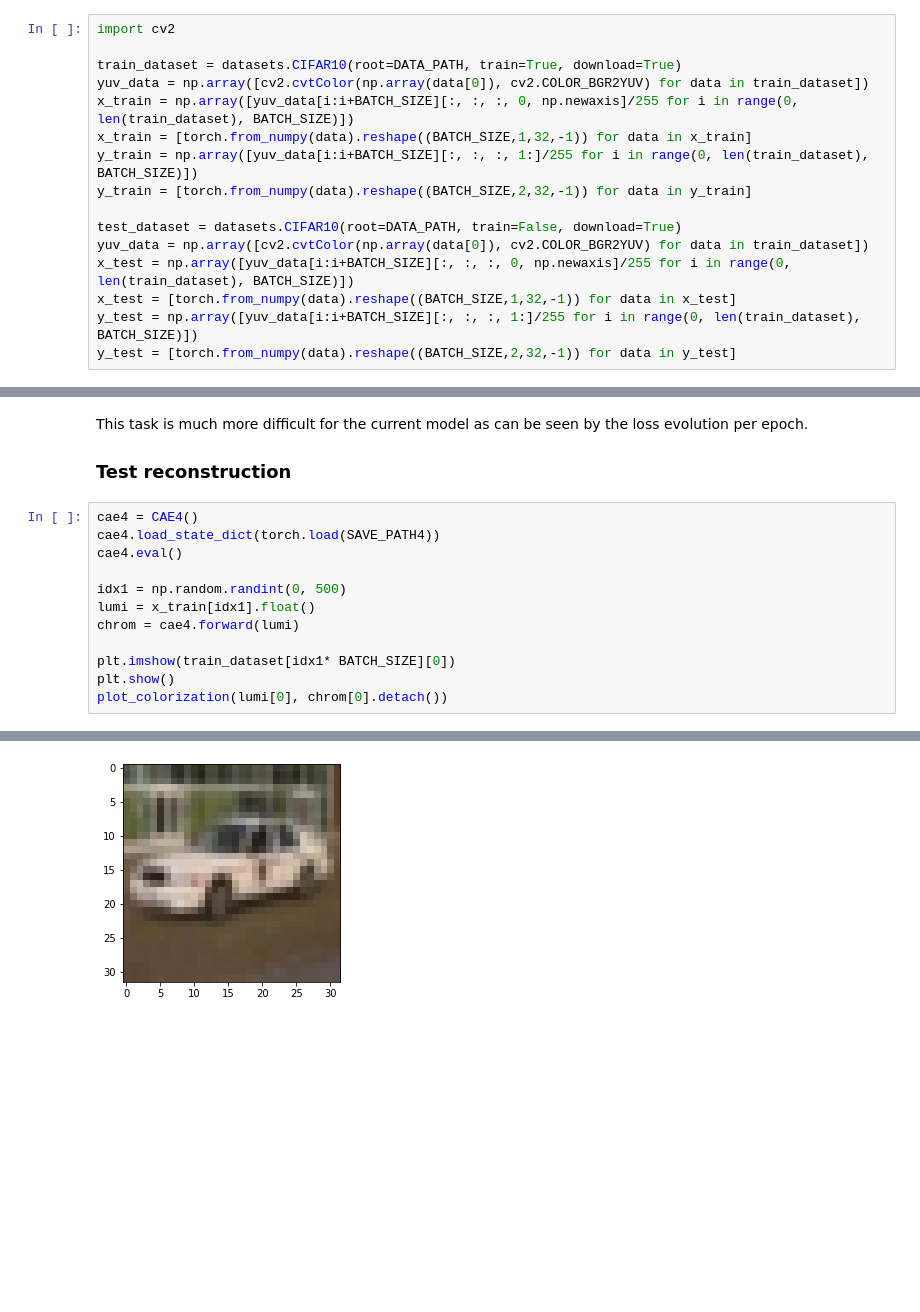
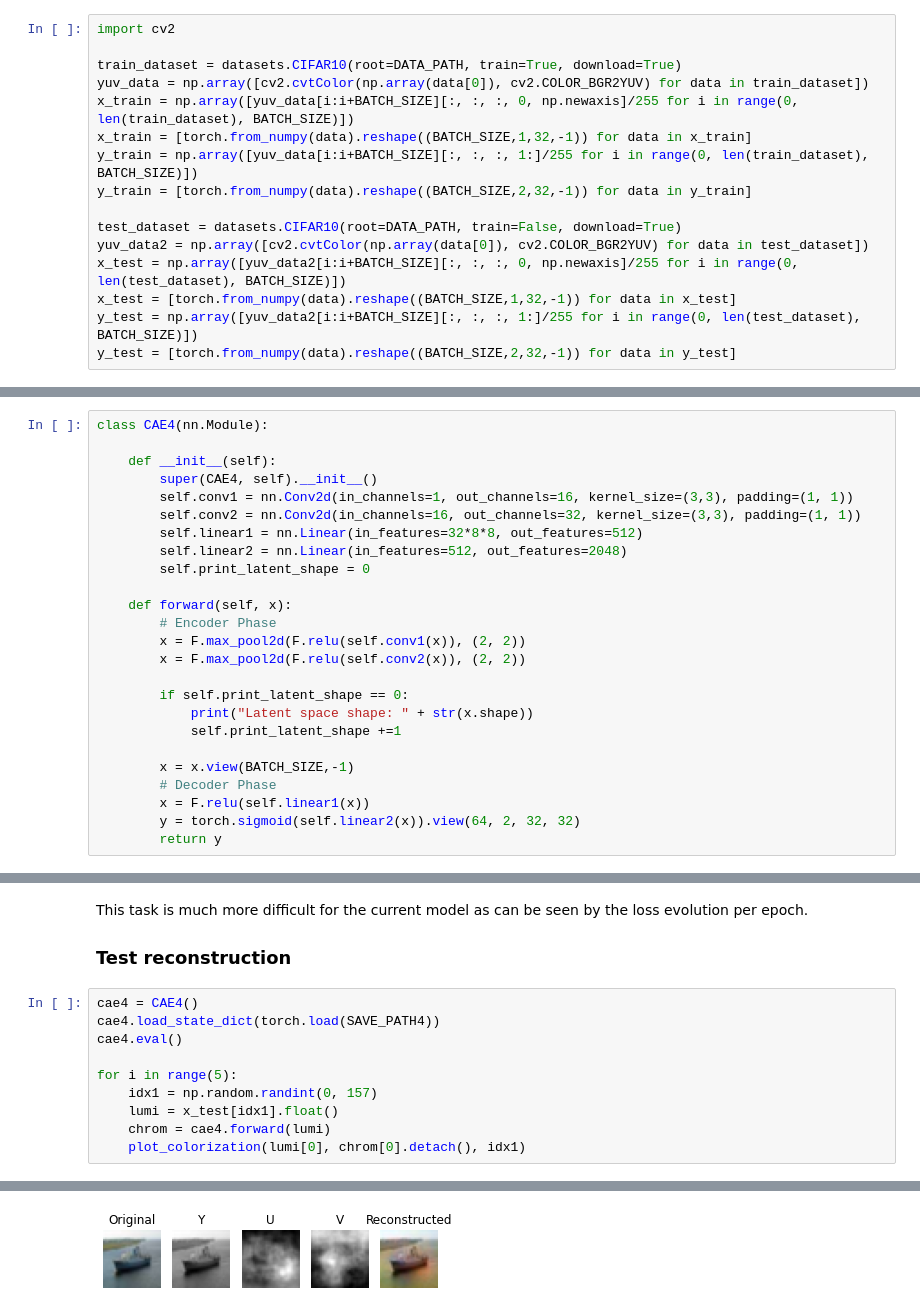
Before and after one commit to serginogues/convolutional_autoencoder, a Jupyter notebook: autoencoder.ipynb, the cells around one changed output, grey strips where cells are left out. Cells and saved outputs as stored; diff of their text form; blank space fills up the shorter version.

```diff
--- a/autoencoder.ipynb
+++ b/autoencoder.ipynb
@@ -500,10 +501,10 @@ y_train = np.array([yuv_data[i:i+BATCH_SIZE][:, :, :, 1:]/255 for i in range(0,
 y_train = [torch.from_numpy(data).reshape((BATCH_SIZE,2,32,-1)) for data in y_train]
 
 test_dataset = datasets.CIFAR10(root=DATA_PATH, train=False, download=True)
-yuv_data = np.array([cv2.cvtColor(np.array(data[0]), cv2.COLOR_BGR2YUV) for data in train_dataset])
-x_test = np.array([yuv_data[i:i+BATCH_SIZE][:, :, :, 0, np.newaxis]/255 for i in range(0, len(train_dataset), BATCH_SIZE)])
+yuv_data2 = np.array([cv2.cvtColor(np.array(data[0]), cv2.COLOR_BGR2YUV) for data in test_dataset])
+x_test = np.array([yuv_data2[i:i+BATCH_SIZE][:, :, :, 0, np.newaxis]/255 for i in range(0, len(test_dataset), BATCH_SIZE)])
 x_test = [torch.from_numpy(data).reshape((BATCH_SIZE,1,32,-1)) for data in x_test]
-y_test = np.array([yuv_data[i:i+BATCH_SIZE][:, :, :, 1:]/255 for i in range(0, len(train_dataset), BATCH_SIZE)])
+y_test = np.array([yuv_data2[i:i+BATCH_SIZE][:, :, :, 1:]/255 for i in range(0, len(test_dataset), BATCH_SIZE)])
 y_test = [torch.from_numpy(data).reshape((BATCH_SIZE,2,32,-1)) for data in y_test]
 # %% [output]
 Files already downloaded and verified
@@ -591,3 +557,28 @@ class CAE4(nn.Module):
+# %%
+class CAE4(nn.Module):
+
+    def __init__(self):
+        super(CAE4, self).__init__()
+        self.conv1 = nn.Conv2d(in_channels=1, out_channels=16, kernel_size=(3,3), padding=(1, 1))
+        self.conv2 = nn.Conv2d(in_channels=16, out_channels=32, kernel_size=(3,3), padding=(1, 1))
+        self.linear1 = nn.Linear(in_features=32*8*8, out_features=512)
+        self.linear2 = nn.Linear(in_features=512, out_features=2048)
+        self.print_latent_shape = 0
+
+    def forward(self, x):
+        # Encoder Phase
+        x = F.max_pool2d(F.relu(self.conv1(x)), (2, 2))
+        x = F.max_pool2d(F.relu(self.conv2(x)), (2, 2))
+
+        if self.print_latent_shape == 0:
+            print("Latent space shape: " + str(x.shape))
+            self.print_latent_shape +=1
+
+        x = x.view(BATCH_SIZE,-1)
+        # Decoder Phase
+        x = F.relu(self.linear1(x))
+        y = torch.sigmoid(self.linear2(x)).view(64, 2, 32, 32)
+        return y
 # %% [markdown]
 ### Hyperparameters and Training
 
@@ -680,11 +662,9 @@ cae4 = CAE4()
 cae4.load_state_dict(torch.load(SAVE_PATH4))
 cae4.eval()
 
-idx1 = np.random.randint(0, 500)
-lumi = x_train[idx1].float()
-chrom = cae4.forward(lumi)
-
-plt.imshow(train_dataset[idx1* BATCH_SIZE][0])
-plt.show()
-plot_colorization(lumi[0], chrom[0].detach())
+for i in range(5):
+    idx1 = np.random.randint(0, 157)
+    lumi = x_test[idx1].float()
+    chrom = cae4.forward(lumi)
+    plot_colorization(lumi[0], chrom[0].detach(), idx1)
 # %% [output]
@@ -692 +673 @@ Latent space shape: torch.Size([64, 32, 4, 4])
-[figure, old version]
+[figure, new version]
```
Also changed, not shown: parts of 13 cells of this notebook, 1 other file.
